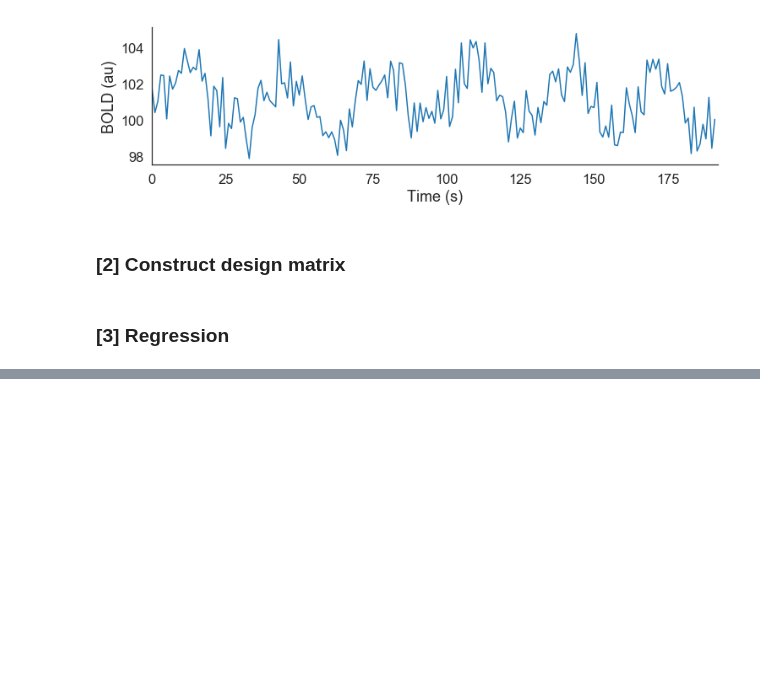
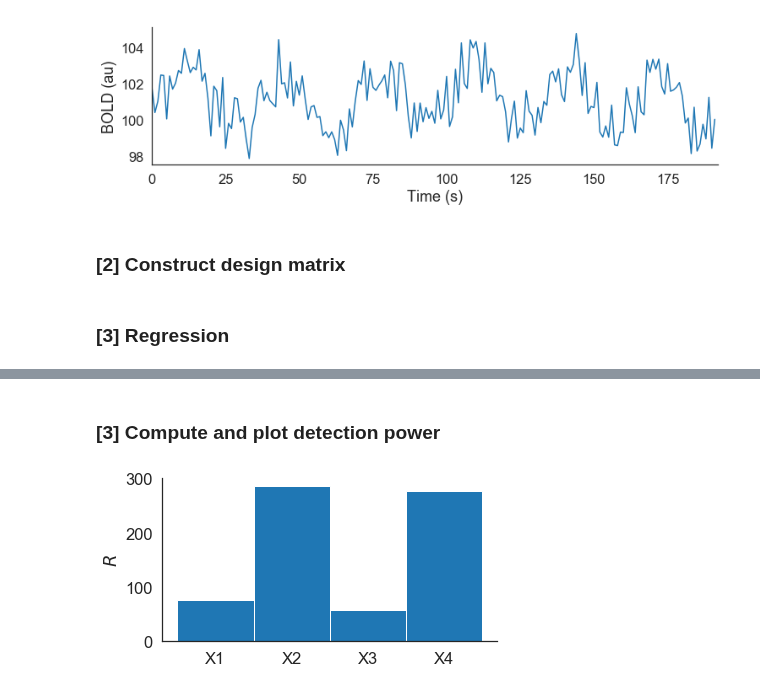
Before and after one commit to yunchang-z/neu502b-lab, a Jupyter notebook: fmri-02/fmri-02-solutions.ipynb, the cells around one changed output, grey strips where cells are left out. Cells and saved outputs as stored; diff of their text form; code cells hidden in the pictures; blank space fills up the shorter version.

```diff
--- a/fmri-02/fmri-02-solutions.ipynb
+++ b/fmri-02/fmri-02-solutions.ipynb
@@ -148,0 +206,18 @@ mu = 2.496
+# %% [markdown]
+### [3] Compute and plot detection power
+# %%
+from fmritools.design import detection_power
+
+## Initialize plot.
+fig, ax = plt.subplots(1,1,figsize=(6,3))
+
+## Iteratively compute and plot.
+for i, X in enumerate([X1,X2,X3,X4]):
+    R = detection_power(X, 1)
+    ax.bar(i,R,1,color='#1f77b4')
+
+## Add details to plot.
+ax.set(xticks=range(4), xticklabels=['X1','X2','X3','X4'], ylim=(0,300),ylabel=r'$R$')
+sns.despine()
+# %% [output]
+[figure, added]
```
Also changed, not shown: parts of 10 cells of this notebook, 2 other files.
